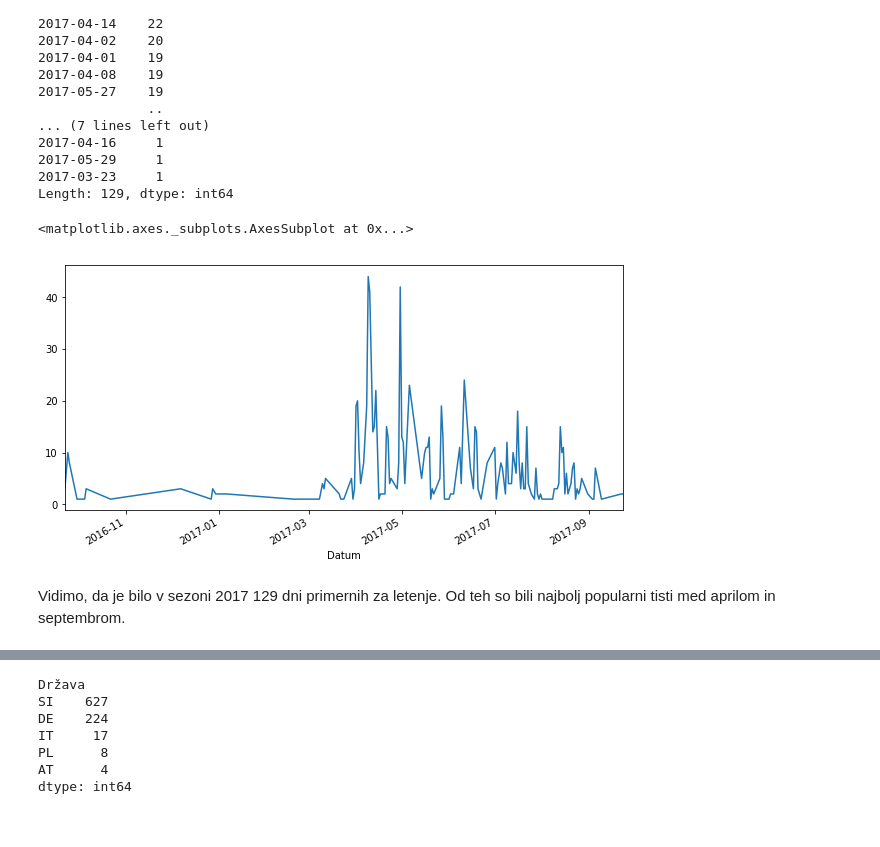
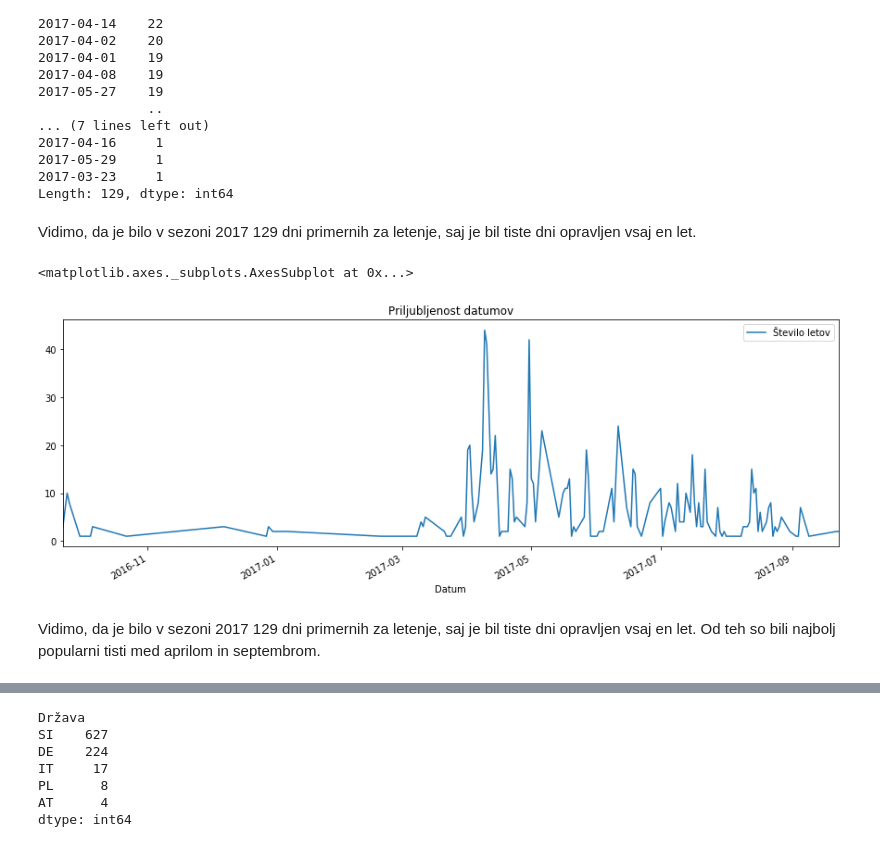
Before and after one commit to petrapodlogar/leti-jadralnih-letal, a Jupyter notebook: LetiJadralnihLetal.ipynb, the cells around one changed output, grey strips where cells are left out. Cells and saved outputs as stored; diff of their text form; code cells hidden in the pictures.

```diff
--- a/LetiJadralnihLetal.ipynb
+++ b/LetiJadralnihLetal.ipynb
@@ -74,10 +78,12 @@ Datum
 2017-05-29     1
 2017-03-23     1
 Length: 129, dtype: int64
+# %% [markdown]
+Vidimo, da je bilo v sezoni 2017 129 dni primernih za letenje, saj je bil tiste dni opravljen vsaj en let.
 # %%
-leti.groupby('Datum').size().plot(figsize=(10,5))
+leti.groupby('Datum').size().to_frame('Število letov').plot(figsize=(15,5), title='Priljubljenost datumov')
 # %% [output]
 <matplotlib.axes._subplots.AxesSubplot at 0x...>
-[figure, old version]
+[figure, new version]
 # %% [markdown]
-Vidimo, da je bilo v sezoni 2017 129 dni primernih za letenje. Od teh so bili najbolj popularni tisti med aprilom in septembrom.
+Vidimo, da je bilo v sezoni 2017 129 dni primernih za letenje, saj je bil tiste dni opravljen vsaj en let. Od teh so bili najbolj popularni tisti med aprilom in septembrom.
```
Also changed, not shown: parts of 38 cells of this notebook.
